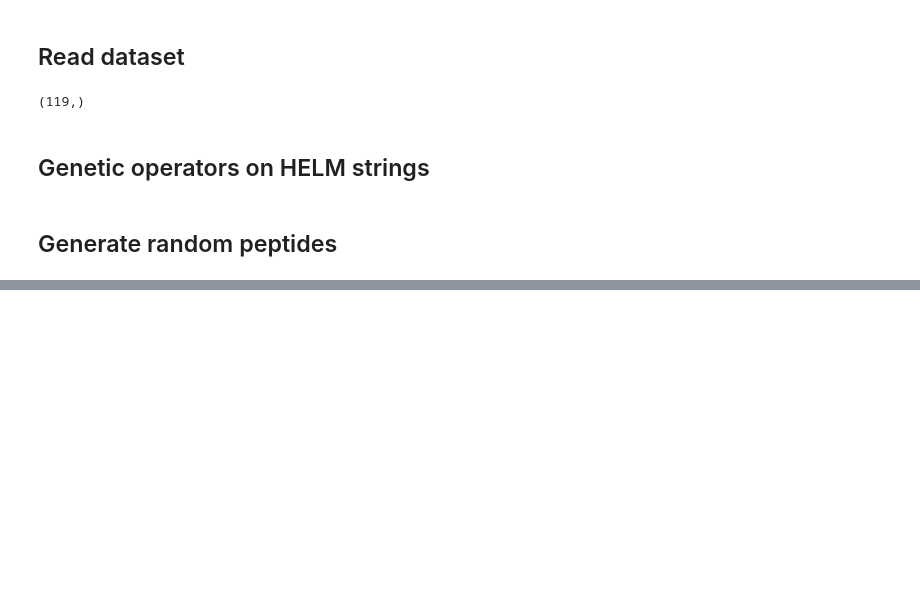
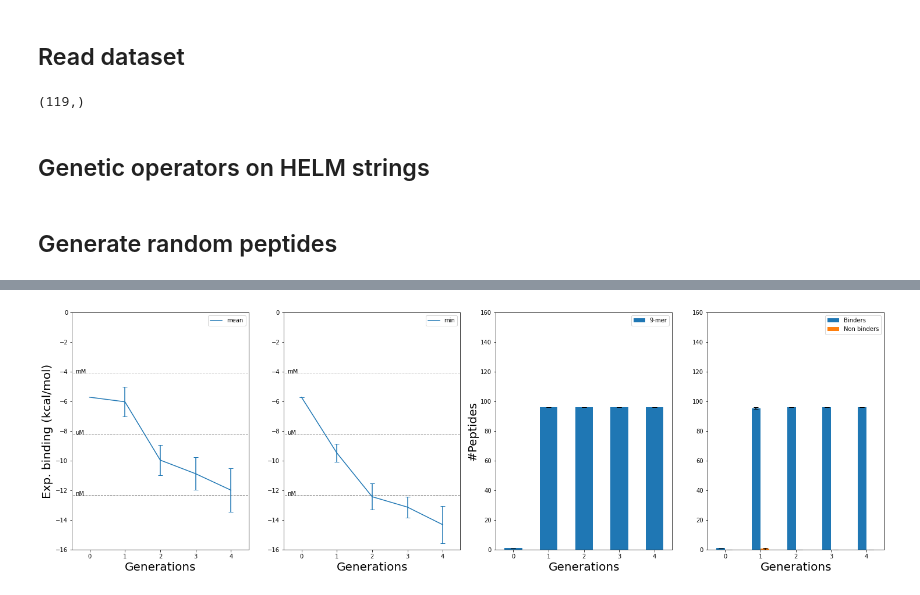
Before and after one commit to jeeberhardt/mobius, a Jupyter notebook: data/helm_ga/Untitled3.ipynb, the cells around one changed output, grey strips where cells are left out. Cells and saved outputs as stored; diff of their text form; code cells hidden in the pictures; blank space fills up the shorter version.

```diff
--- a/data/helm_ga/Untitled3.ipynb
+++ b/data/helm_ga/Untitled3.ipynb
@@ -91,11 +72,8 @@ def energy_to_affinity_binding(value, output_unit='nM', temperature=300.):
 # %% [markdown]
 ## Generate random peptides
 # %%
-random_peptides = []
-random_peptide_scores = []
-
-n_peptides = [150]
-peptide_length = [9]
+n_peptides = [1]
+peptide_lengths = [9]
 energy_bounds = [-8.235, -4.944] # about between 1 uM and 250 uM
 #energy_bounds = [-4.944, -4.531] # about between 250 uM and 500 uM
 #energy_bounds = [-4.531, -4.118] # about between 500 uM and 1 mM
@@ -111,13 +89,7 @@ pssm_files = ['../mhc/IEDB_MHC_I-2.9_matx_smm_smmpmbec/smmpmbec_matrix/HLA-A-02:
 mps = MHCIPeptideScorer(pssm_files, mhci, energy_cutoff=energy_cutoff)
 
 # Generate random peptides
-for n, size in zip(n_peptides, peptide_length):
-    tmp_peptides, tmp_peptide_scores = mps.generate_random_peptides(n, energy_bounds, size)
-    random_peptides.append(tmp_peptides)
-    random_peptide_scores.append(tmp_peptide_scores)
-
-random_peptides = np.concatenate(random_peptides)
-random_peptide_scores = np.concatenate(random_peptide_scores)
+random_peptides, random_peptide_scores = mps.generate_random_peptides(n_peptides[0], peptide_lengths, energy_bounds)
 
 clusters = defaultdict(list)
 for i, sequence in enumerate(random_peptides):
@@ -191,6 +113,0 @@ array(['PEPTIDE1{F.L.M.A.G.V.L.A.I}$$$$V2.0',
-# %%
-random_peptide = 'PEPTIDE1{A.R.C.A.A.K.T.C.D}$PEPTIDE1,PEPTIDE1,8:R3-3:R3$$$V2.0'
-c = helmgo.insert(random_peptide, only_terminus=False, maximum_size=12)
-
-for i in c:
-    print(i, i.count('.'))
@@ -396,0 +141,9 @@ Non binding pep        : 000
+# %%
+seq_descriptors = SequenceDescriptors(pd.read_csv('../mhc/pca.csv'), input_type='helm')
+
+parameters = {'n_candidates': 96, 'GA': SequenceGA, 'helmgo': helmgo, 'oracle': mps,
+              'acq_function': expected_improvement, 'kernel': gpytorch.kernels.RBFKernel, 'seq_transformer': seq_descriptors,
+              'n_gen': 100, 'n_children': 1000, 'temperature': 0.025, 'elitism': True, 'tolerance': 1e-3, 'total_attempts': 10}
+
+dmt = DMTSimulation(4, 10)
+df = dmt.run(random_peptides, random_peptide_scores, **parameters)
@@ -504,0 +262,9 @@ plt.show()
+# %%
+date = datetime.now().strftime("%d-%m-%Y_%H:%M")
+#run_name = '%s_150-9-mers_500nM-1uM-1uM_G4-1000-0.5_L10-500-0.1_8-to-11-mers_pi' % date
+run_name = 'test_15_non-greedy-ei_pca'
+df.to_csv('data_%s.csv' % run_name, index=False)
+
+plot_results(df, run_name)
+# %% [output]
+[figure, added]
```
Also changed, not shown: parts of 16 cells of this notebook, 31 other files.
